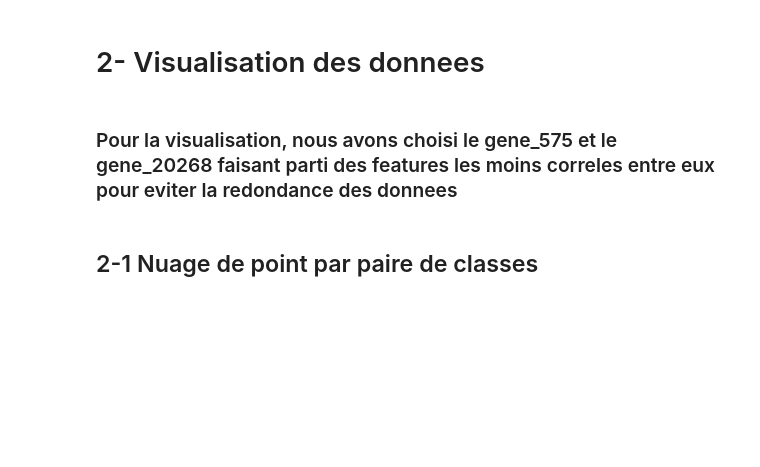
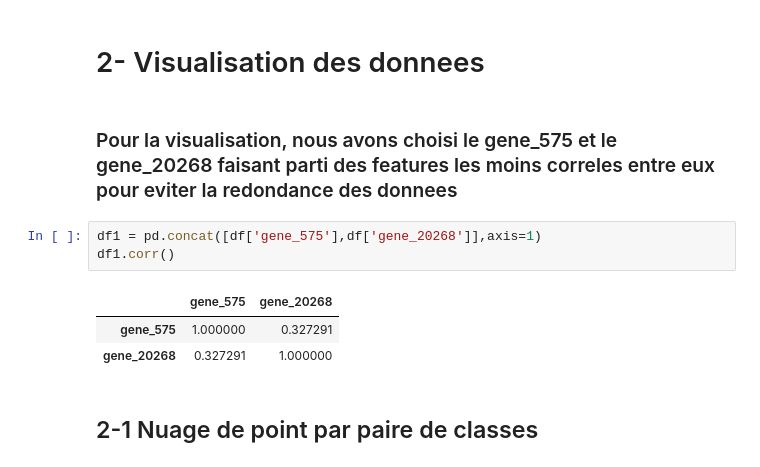
Before and after one commit to AmadouSelleNdiaye/Comprehension-et-visualisation-des-donnees, a Jupyter notebook: TP1_Code_NDIAYE_ALABANI.ipynb, the cells around one changed output. Saved outputs shown, nothing was run; the diff lists cells and outputs as text; blank space fills up the shorter version.

```diff
--- a/TP1_Code_NDIAYE_ALABANI.ipynb
+++ b/TP1_Code_NDIAYE_ALABANI.ipynb
@@ -498,6 +494,13 @@ les classes KIRC - COAD sont bien separees.
 # 2- Visualisation des donnees
 # %% [markdown]
 ### Pour la visualisation, nous avons choisi le gene_575 et le gene_20268 faisant parti des features les moins correles entre eux pour eviter la redondance des donnees
+# %%
+df1 = pd.concat([df['gene_575'],df['gene_20268']],axis=1)
+df1.corr()
+# %% [output]
+|  | gene_575 | gene_20268 |
+| gene_575 | 1.000000 | 0.327291 |
+| gene_20268 | 0.327291 | 1.000000 |
 # %% [markdown]
 ## 2-1 Nuage de point par paire de classes
 # %%
```
Also changed, not shown: parts of 18 cells of this notebook.
